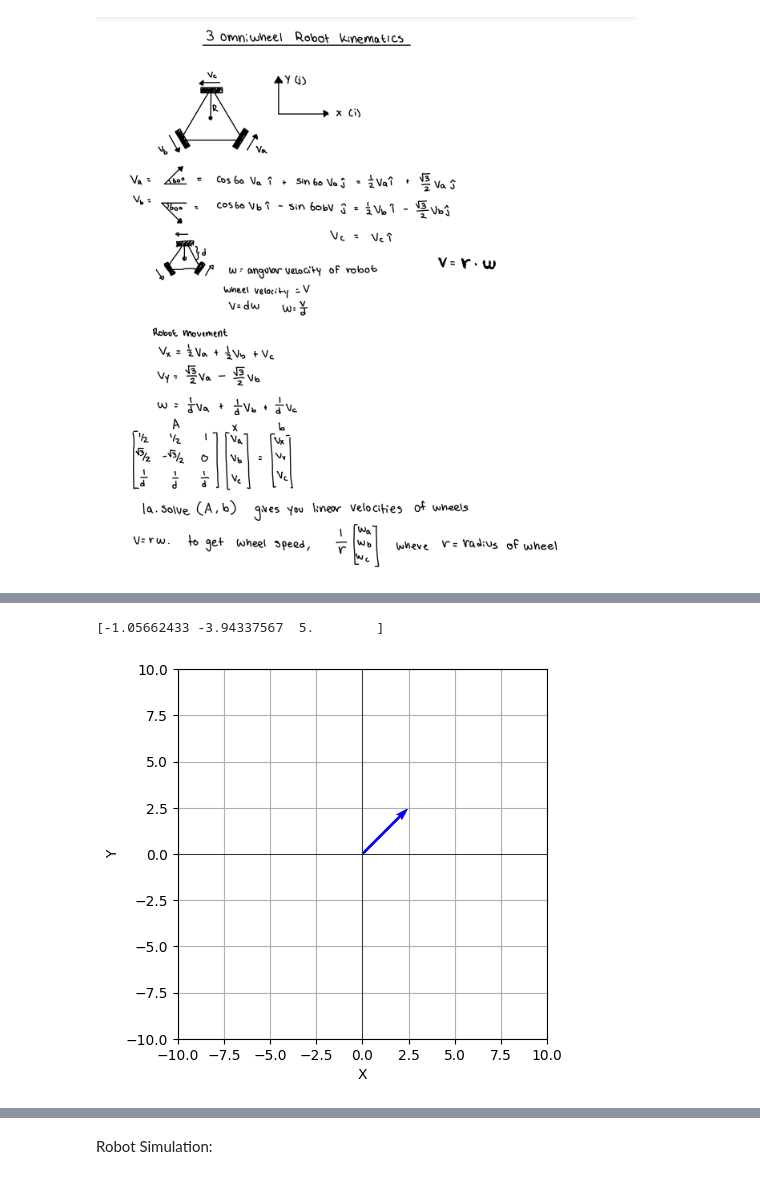
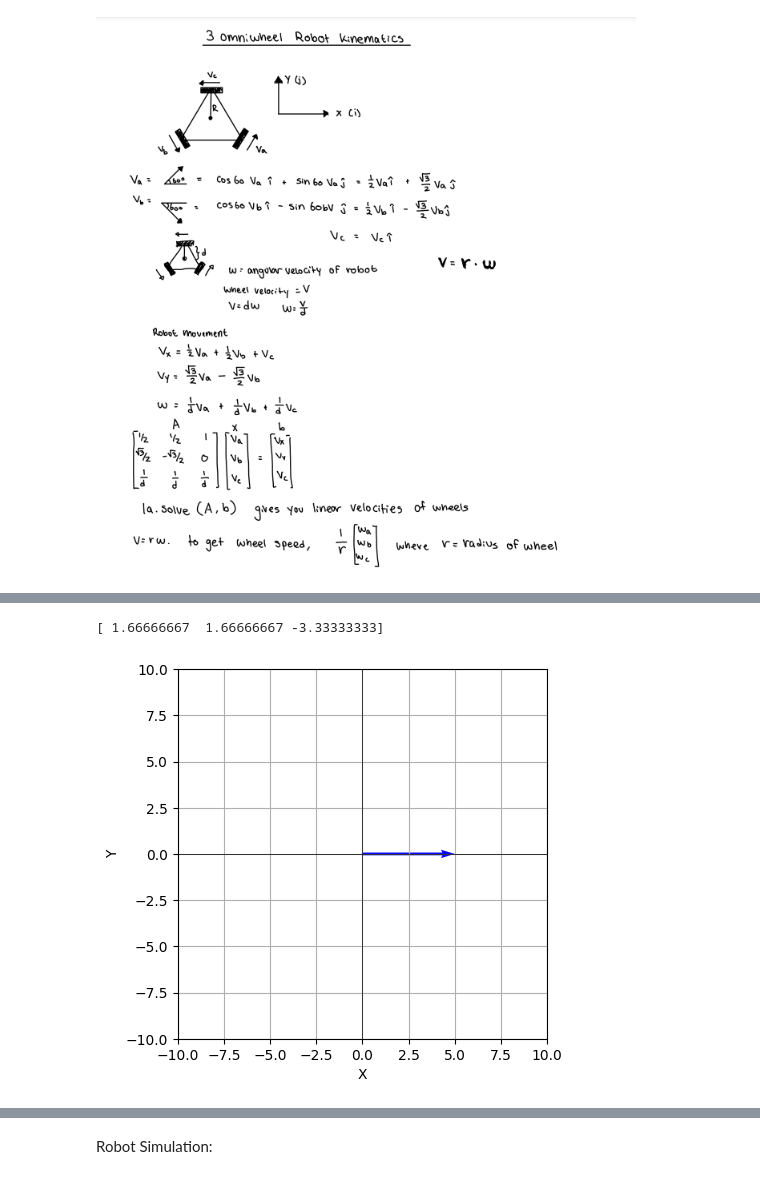
Before and after one commit to 111homell111/BilliardBot, a Jupyter notebook: robot_simulation.ipynb, the cells around one changed output, grey strips where cells are left out. Saved outputs shown, nothing was run; the diff lists cells and outputs as text; code cells hidden in the pictures.

```diff
--- a/robot_simulation.ipynb
+++ b/robot_simulation.ipynb
@@ -49,7 +51,7 @@ The wheel speeds are linear velocities, not angular velocities
 '''
 
 def wheel_velocities_to_bot_speed(speeds):
-    speed_x = 0.5 * speeds[0] + 0.5 * speeds[1] + speeds[2]
+    speed_x = 0.5 * speeds[0] + 0.5 * speeds[1] - speeds[2]
     speed_y = math.sqrt(3)/2 * speeds[0] -  math.sqrt(3)/2 * speeds[1]
     return np.array([speed_x, speed_y])
 # %%
@@ -79,29 +81,29 @@ display_vector(output)
 # %%
 #%%timeit
-#This one is my own calculations. They are from the image at the top of this notebook
+#This one is my own calculations. They are from the image at the top of this notebook I like this one
 
 R = 0.10 #radius of bot center to wheel in meters
-x_speed = 2.5
-y_speed = 2.5
+x_speed = 5
+y_speed = 0
 angular_velocity = 0
 
 #desired_speed = la.norm([x_speed, y_speed])
 #print("speed =", desired_speed)
 
-conversion_matrix = np.array([[0.5, 0.5, 1],
+conversion_matrix = np.array([[0.5, 0.5, -1],
                               [math.sqrt(3)/2, -math.sqrt(3)/2, 0],
                               [1/R, 1/R, 1/R]])
 b = np.array([x_speed, y_speed, angular_velocity])
 
 #Wheel velocities are the linear velocities corresponding to Va, Vb, and Vc respectively
 wheel_velocities = la.solve(conversion_matrix, b)
 output = wheel_velocities_to_bot_speed(wheel_velocities)
 
 print (wheel_velocities)
 display_vector(output)
 # %% [output]
-[-1.05662433 -3.94337567  5.        ]
+[ 1.66666667  1.66666667 -3.33333333]
-[figure, old version]
+[figure, new version]
 # %%
 #%%timeit
 #this one is from: https://modernrobotics.northwestern.edu/nu-gm-book-resource/13-2-omnidirectional-wheeled-mobile-robots-part-1-of-2/#department
```
Also changed, not shown: parts of 11 cells of this notebook.
